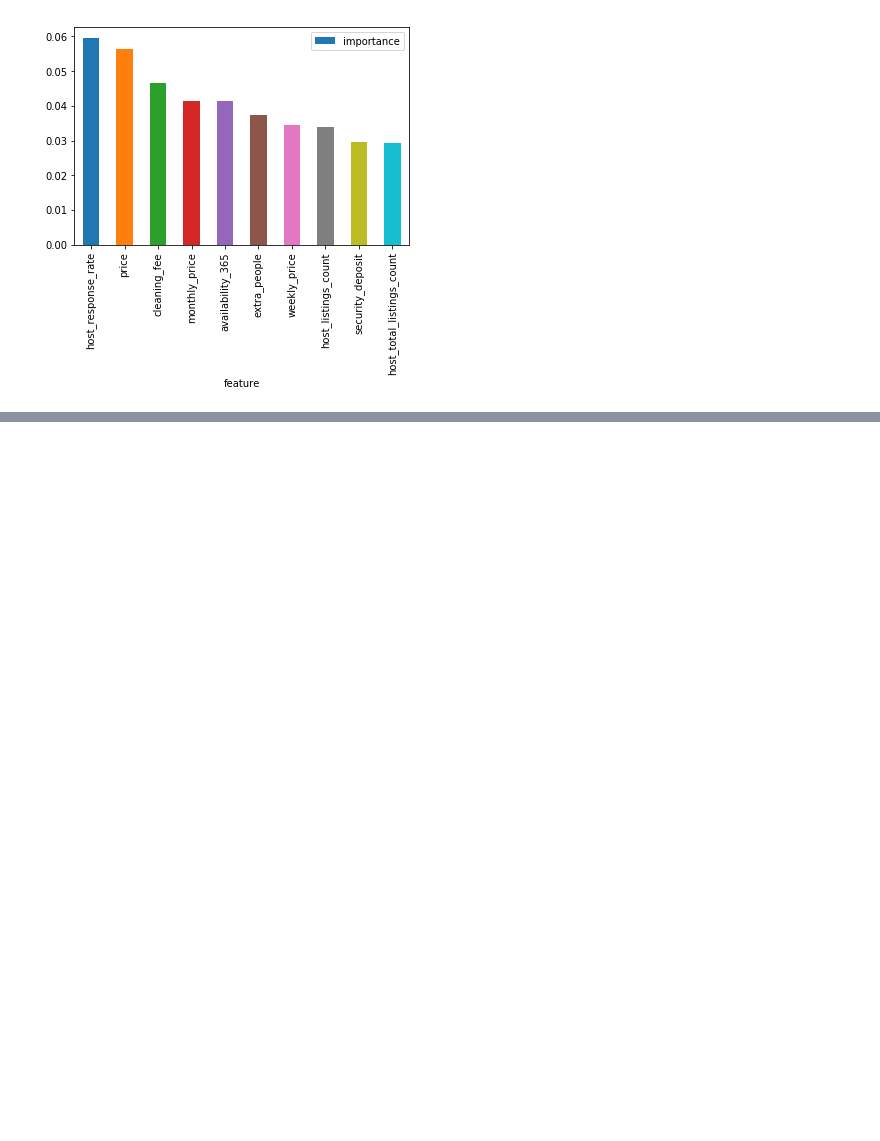
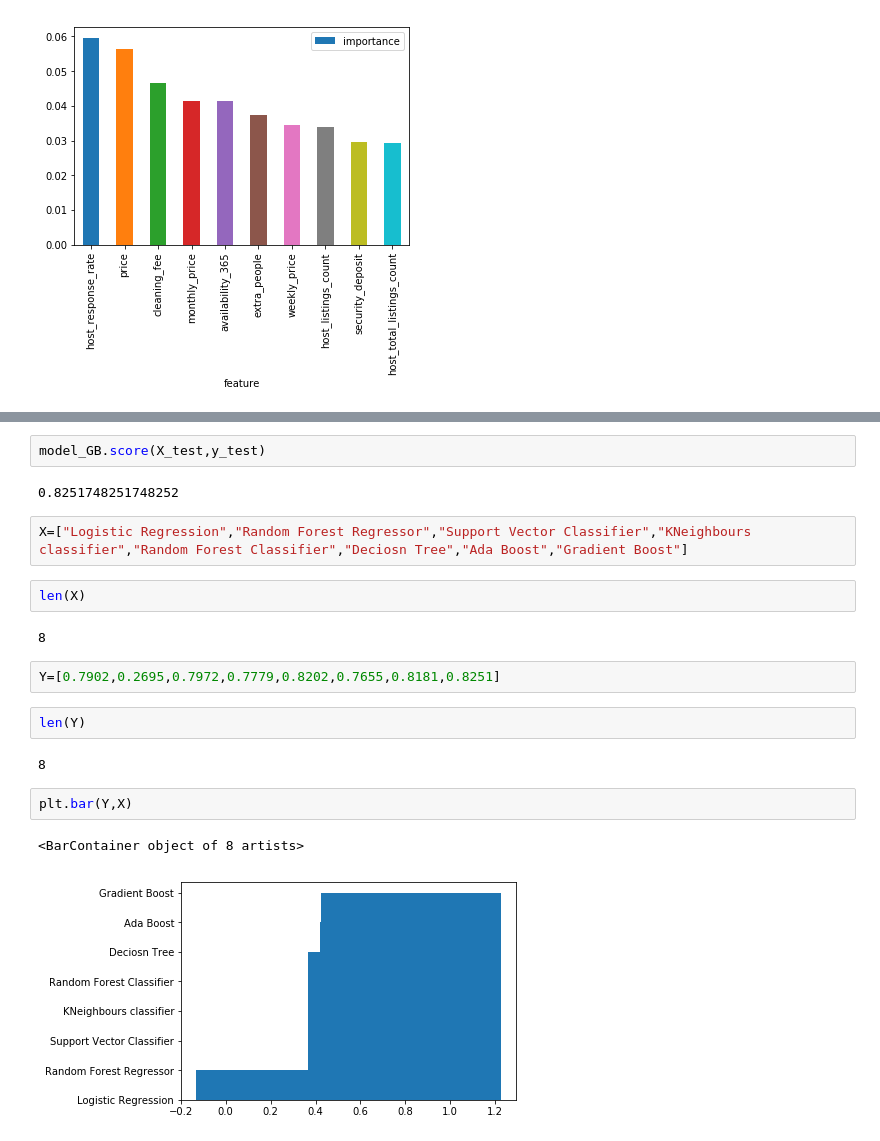
Before and after one commit to thevarunjain/airbnb-recommendation-system, a Jupyter notebook: Host Analysis/Host Super Host Analysis.ipynb, the cells around one changed output, grey strips where cells are left out. Saved outputs shown, nothing was run; the diff lists cells and outputs as text; blank space fills up the shorter version.

```diff
--- a/Host Analysis/Host Super Host Analysis.ipynb
+++ b/Host Analysis/Host Super Host Analysis.ipynb
@@ -548,0 +645,21 @@ model_forest_result.sort_values(by='importance',ascending=False)[:10].plot(x='fe
+# %%
+model_GB.score(X_test,y_test)
+# %% [output]
+0.8251748251748252
+# %%
+X=["Logistic Regression","Random Forest Regressor","Support Vector Classifier","KNeighbours classifier","Random Forest Classifier","Deciosn Tree","Ada Boost","Gradient Boost"]
+# %%
+len(X)
+# %% [output]
+8
+# %%
+Y=[0.7902,0.2695,0.7972,0.7779,0.8202,0.7655,0.8181,0.8251]
+# %%
+len(Y)
+# %% [output]
+8
+# %%
+plt.bar(Y,X)
+# %% [output]
+<BarContainer object of 8 artists>
+[figure, added]
```
Also changed, not shown: parts of 25 cells of this notebook.
